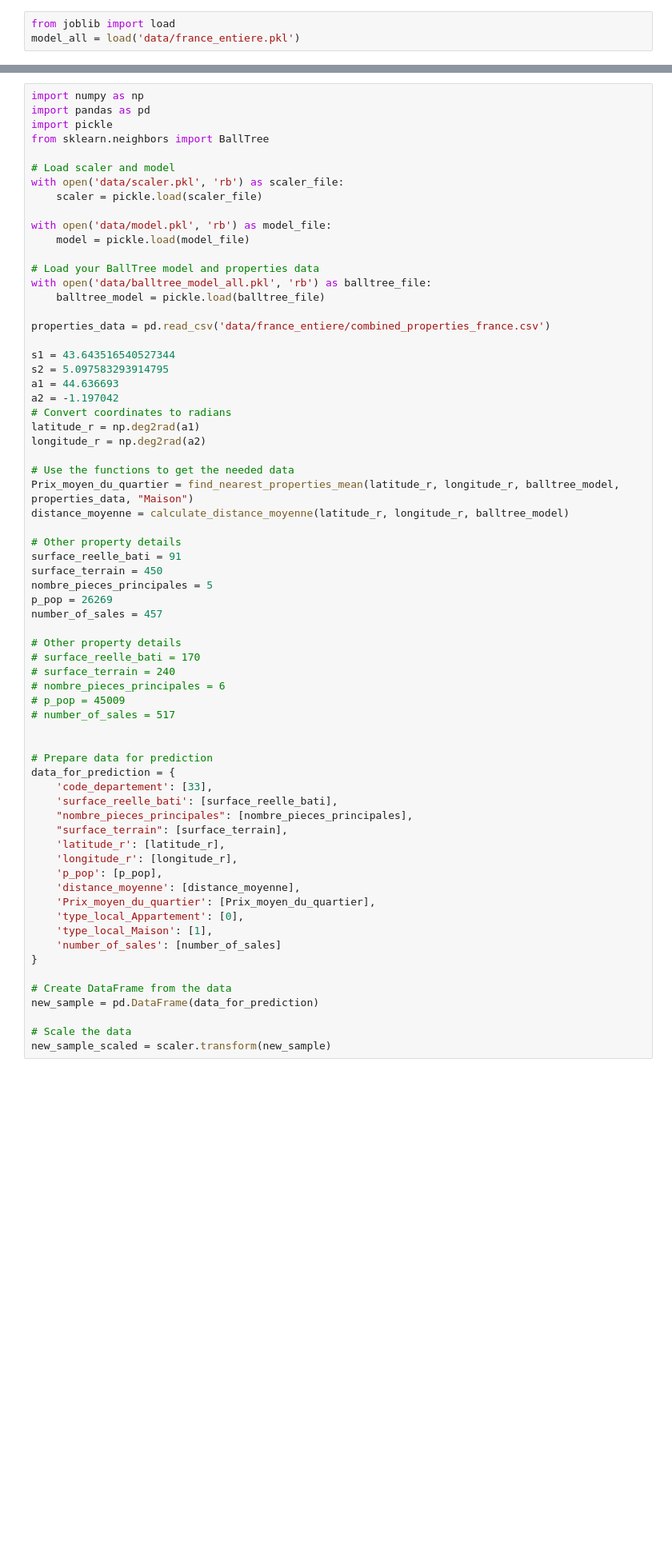
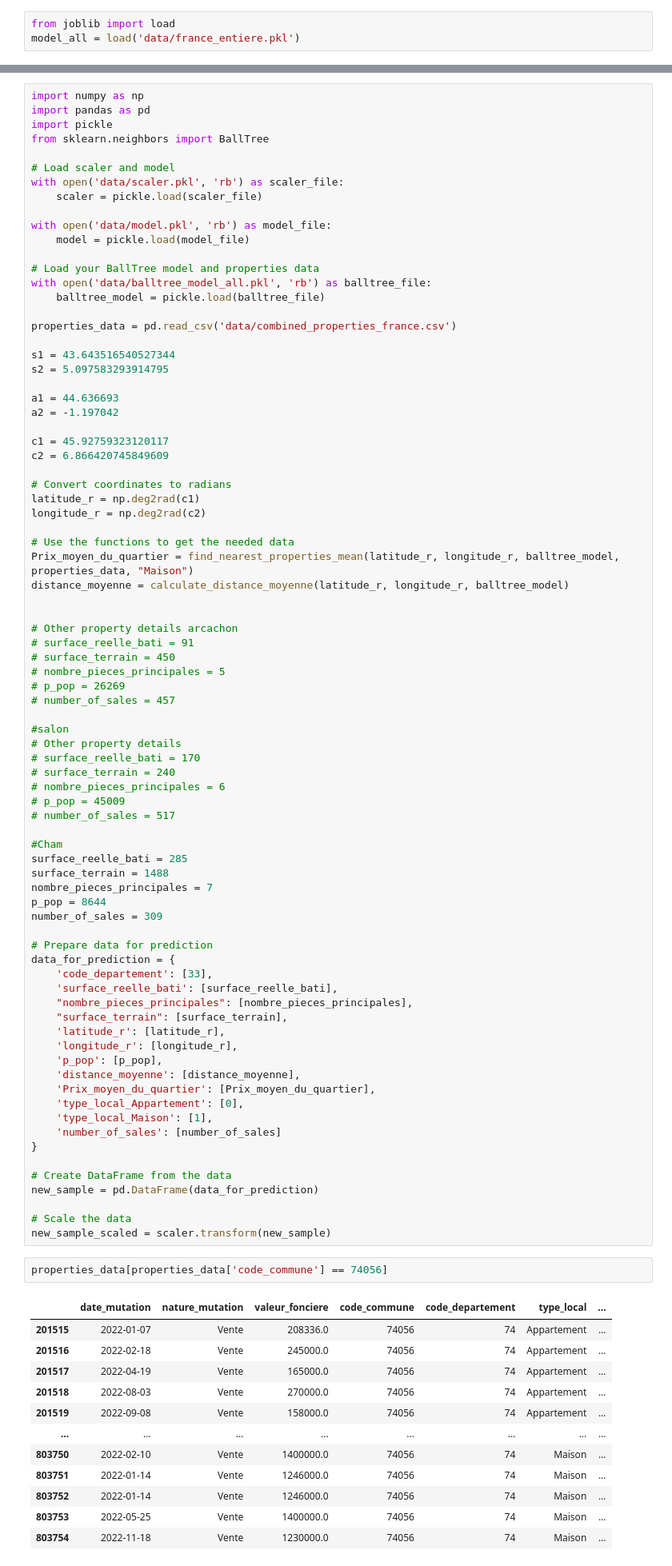
Before and after one commit to arthurdesma/immobilier_ml, a Jupyter notebook: data.ipynb, the cells around one changed output, grey strips where cells are left out. Shown: that part at 80% size. Saved outputs shown, nothing was run; the diff lists cells and outputs as text; blank space fills up the shorter version.

```diff
--- a/data.ipynb
+++ b/data.ipynb
@@ -805,27 +794,34 @@ with open('data/model.pkl', 'rb') as model_file:
 with open('data/balltree_model_all.pkl', 'rb') as balltree_file:
     balltree_model = pickle.load(balltree_file)
 
-properties_data = pd.read_csv('data/france_entiere/combined_properties_france.csv')
+properties_data = pd.read_csv('data/combined_properties_france.csv')
 
 s1 = 43.643516540527344
 s2 = 5.097583293914795
+
 a1 = 44.636693
 a2 = -1.197042
+
+c1 = 45.92759323120117
+c2 = 6.866420745849609
+
 # Convert coordinates to radians
-latitude_r = np.deg2rad(a1)
-longitude_r = np.deg2rad(a2)
+latitude_r = np.deg2rad(c1)
+longitude_r = np.deg2rad(c2)
 
 # Use the functions to get the needed data
 Prix_moyen_du_quartier = find_nearest_properties_mean(latitude_r, longitude_r, balltree_model, properties_data, "Maison")
 distance_moyenne = calculate_distance_moyenne(latitude_r, longitude_r, balltree_model)
 
-# Other property details
-surface_reelle_bati = 91
-surface_terrain = 450
-nombre_pieces_principales = 5
-p_pop = 26269
-number_of_sales = 457
 
+# Other property details arcachon
+# surface_reelle_bati = 91
+# surface_terrain = 450
+# nombre_pieces_principales = 5
+# p_pop = 26269
+# number_of_sales = 457
+
+#salon
 # Other property details
 # surface_reelle_bati = 170
 # surface_terrain = 240
@@ -833,6 +829,12 @@ number_of_sales = 457
 # p_pop = 45009
 # number_of_sales = 517
 
+#Cham
+surface_reelle_bati = 285
+surface_terrain = 1488
+nombre_pieces_principales = 7
+p_pop = 8644
+number_of_sales = 309
 
 # Prepare data for prediction
 data_for_prediction = {
@@ -855,3 +857,18 @@ new_sample = pd.DataFrame(data_for_prediction)
 
 # Scale the data
 new_sample_scaled = scaler.transform(new_sample)
+# %%
+properties_data[properties_data['code_commune'] == 74056]
+# %% [output]
+|  | date_mutation | nature_mutation | valeur_fonciere | code_commune | code_departement | type_local | ... |
+| 201515 | 2022-01-07 | Vente | 208336.0 | 74056 | 74 | Appartement | ... |
+| 201516 | 2022-02-18 | Vente | 245000.0 | 74056 | 74 | Appartement | ... |
+| 201517 | 2022-04-19 | Vente | 165000.0 | 74056 | 74 | Appartement | ... |
+| 201518 | 2022-08-03 | Vente | 270000.0 | 74056 | 74 | Appartement | ... |
+| 201519 | 2022-09-08 | Vente | 158000.0 | 74056 | 74 | Appartement | ... |
+| ... | ... | ... | ... | ... | ... | ... | ... |
+| 803750 | 2022-02-10 | Vente | 1400000.0 | 74056 | 74 | Maison | ... |
+| 803751 | 2022-01-14 | Vente | 1246000.0 | 74056 | 74 | Maison | ... |
+| 803752 | 2022-01-14 | Vente | 1246000.0 | 74056 | 74 | Maison | ... |
+| 803753 | 2022-05-25 | Vente | 1400000.0 | 74056 | 74 | Maison | ... |
+| 803754 | 2022-11-18 | Vente | 1230000.0 | 74056 | 74 | Maison | ... |
```
Also changed, not shown: parts of 19 cells of this notebook.
